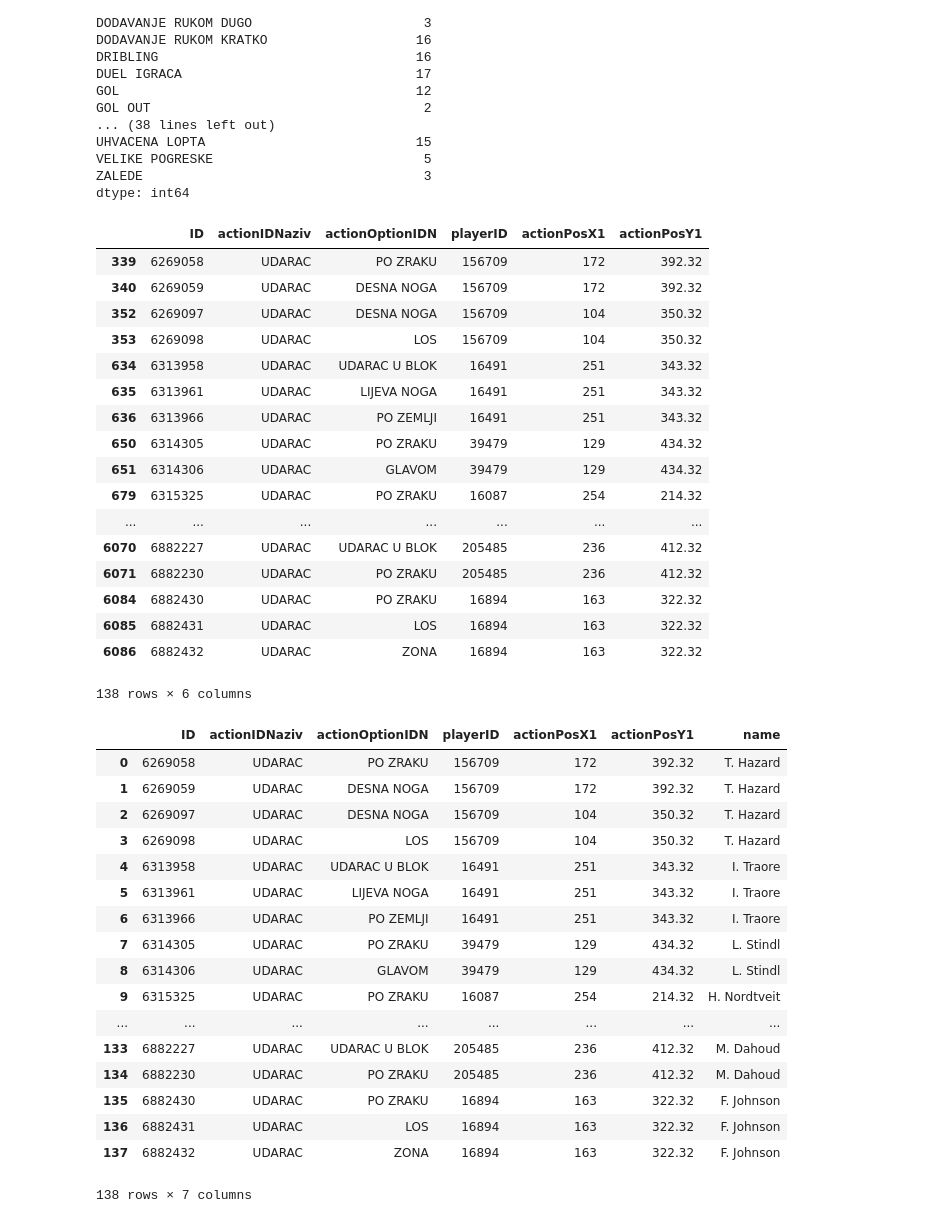
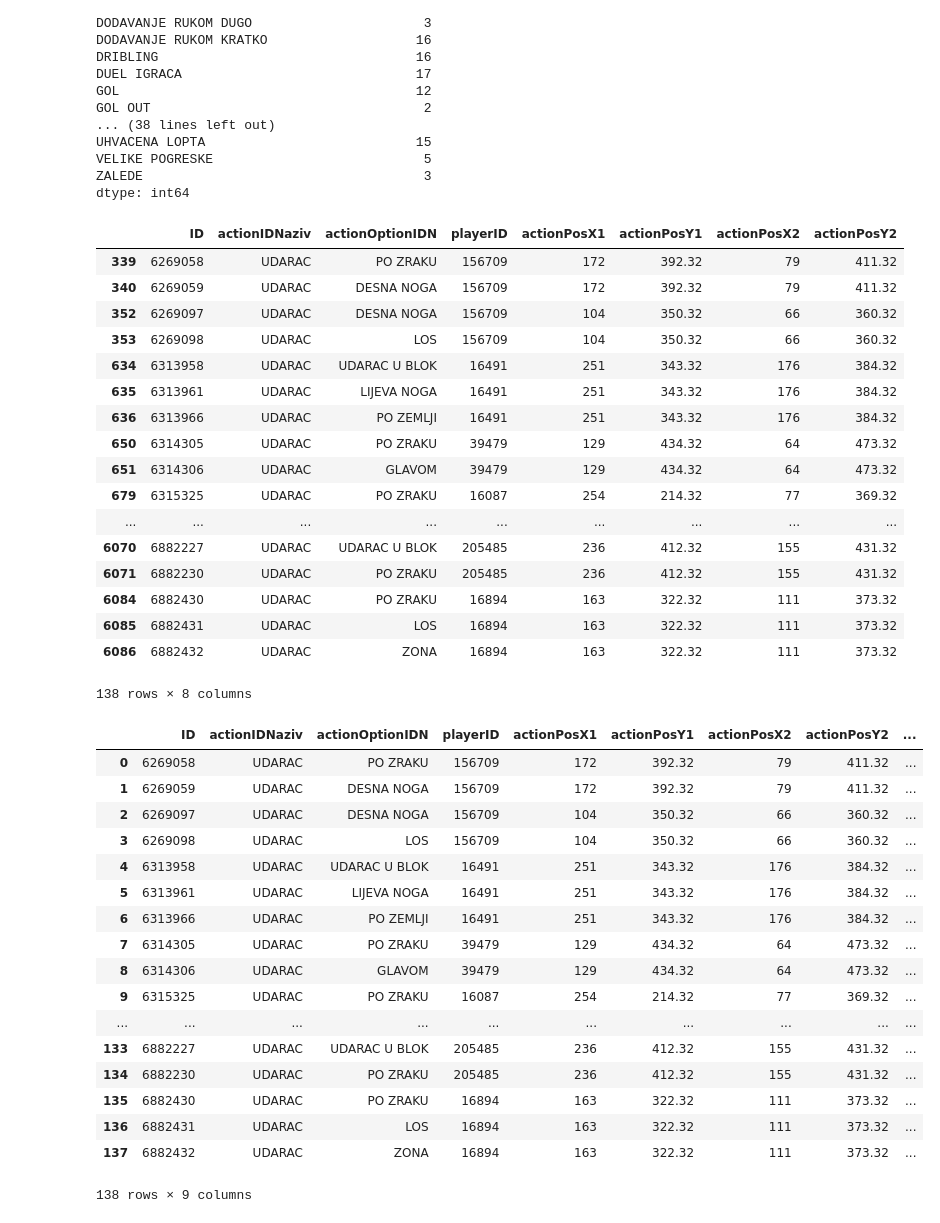
Before and after one commit to hrvatskibogmars/brainstormers, a Jupyter notebook: analysis/techo_notebooks/Klasteriranje/Mgladbach/Exploring data in cluster1 and cluster0 - Mgladbach.ipynb, the cells around one changed output. Cells and saved outputs as stored; diff of their text form; code cells hidden in the pictures.

Commit message:
Visualizing clusters actions for both clubs

```diff
--- a/analysis/techo_notebooks/Klasteriranje/Mgladbach/Exploring data in cluster1 and cluster0 - Mgladbach.ipynb
+++ b/analysis/techo_notebooks/Klasteriranje/Mgladbach/Exploring data in cluster1 and cluster0 - Mgladbach.ipynb
@@ -144,49 +145,50 @@ VELIKE POGRESKE                           5
 ZALEDE                                    3
 dtype: int64
 # %%
-dfRelAkcije1 = dfStartSektor1i5[['ID', 'actionIDNaziv', 'actionOptionIDN', 'playerID', 'actionPosX1', 'actionPosY1']]
+dfRelAkcije1 = dfStartSektor1i5[['ID', 'actionIDNaziv', 'actionOptionIDN', 'playerID', 'actionPosX1', 'actionPosY1', 'actionPosX2',
+                                'actionPosY2']]
 dfRelAkcije3 = dfRelAkcije1[(dfRelAkcije1['actionIDNaziv'] == 'UDARAC')]
 dfRelAkcije3
 # %% [output]
-|  | ID | actionIDNaziv | actionOptionIDN | playerID | actionPosX1 | actionPosY1 |
-| 339 | 6269058 | UDARAC | PO ZRAKU | 156709 | 172 | 392.32 |
-| 340 | 6269059 | UDARAC | DESNA NOGA | 156709 | 172 | 392.32 |
-| 352 | 6269097 | UDARAC | DESNA NOGA | 156709 | 104 | 350.32 |
-| 353 | 6269098 | UDARAC | LOS | 156709 | 104 | 350.32 |
-| 634 | 6313958 | UDARAC | UDARAC U BLOK | 16491 | 251 | 343.32 |
-| 635 | 6313961 | UDARAC | LIJEVA NOGA | 16491 | 251 | 343.32 |
-| 636 | 6313966 | UDARAC | PO ZEMLJI | 16491 | 251 | 343.32 |
-| 650 | 6314305 | UDARAC | PO ZRAKU | 39479 | 129 | 434.32 |
-| 651 | 6314306 | UDARAC | GLAVOM | 39479 | 129 | 434.32 |
-| 679 | 6315325 | UDARAC | PO ZRAKU | 16087 | 254 | 214.32 |
-| ... | ... | ... | ... | ... | ... | ... |
-| 6070 | 6882227 | UDARAC | UDARAC U BLOK | 205485 | 236 | 412.32 |
-| 6071 | 6882230 | UDARAC | PO ZRAKU | 205485 | 236 | 412.32 |
-| 6084 | 6882430 | UDARAC | PO ZRAKU | 16894 | 163 | 322.32 |
-| 6085 | 6882431 | UDARAC | LOS | 16894 | 163 | 322.32 |
-| 6086 | 6882432 | UDARAC | ZONA | 16894 | 163 | 322.32 |
+|  | ID | actionIDNaziv | actionOptionIDN | playerID | actionPosX1 | actionPosY1 | actionPosX2 | actionPosY2 |
+| 339 | 6269058 | UDARAC | PO ZRAKU | 156709 | 172 | 392.32 | 79 | 411.32 |
+| 340 | 6269059 | UDARAC | DESNA NOGA | 156709 | 172 | 392.32 | 79 | 411.32 |
+| 352 | 6269097 | UDARAC | DESNA NOGA | 156709 | 104 | 350.32 | 66 | 360.32 |
+| 353 | 6269098 | UDARAC | LOS | 156709 | 104 | 350.32 | 66 | 360.32 |
+| 634 | 6313958 | UDARAC | UDARAC U BLOK | 16491 | 251 | 343.32 | 176 | 384.32 |
+| 635 | 6313961 | UDARAC | LIJEVA NOGA | 16491 | 251 | 343.32 | 176 | 384.32 |
+| 636 | 6313966 | UDARAC | PO ZEMLJI | 16491 | 251 | 343.32 | 176 | 384.32 |
+| 650 | 6314305 | UDARAC | PO ZRAKU | 39479 | 129 | 434.32 | 64 | 473.32 |
+| 651 | 6314306 | UDARAC | GLAVOM | 39479 | 129 | 434.32 | 64 | 473.32 |
+| 679 | 6315325 | UDARAC | PO ZRAKU | 16087 | 254 | 214.32 | 77 | 369.32 |
+| ... | ... | ... | ... | ... | ... | ... | ... | ... |
+| 6070 | 6882227 | UDARAC | UDARAC U BLOK | 205485 | 236 | 412.32 | 155 | 431.32 |
+| 6071 | 6882230 | UDARAC | PO ZRAKU | 205485 | 236 | 412.32 | 155 | 431.32 |
+| 6084 | 6882430 | UDARAC | PO ZRAKU | 16894 | 163 | 322.32 | 111 | 373.32 |
+| 6085 | 6882431 | UDARAC | LOS | 16894 | 163 | 322.32 | 111 | 373.32 |
+| 6086 | 6882432 | UDARAC | ZONA | 16894 | 163 | 322.32 | 111 | 373.32 |
-138 rows × 6 columns
+138 rows × 8 columns
 # %%
 dfEintrachtP = pd.read_csv("mgladbachP.csv", sep=',')
 dfRelAkcije4 = pd.merge(dfRelAkcije3, dfEintrachtP, left_on='playerID', right_on='playerID', how='left')
-dfRelAkcije4.to_csv("Eintracht_udarci_sek5.csv", sep=',', index=False)
+dfRelAkcije4.to_csv("Mgladbach_udarci_sek5.csv", sep=',', index=False)
 dfRelAkcije4
 # %% [output]
-|  | ID | actionIDNaziv | actionOptionIDN | playerID | actionPosX1 | actionPosY1 | name |
-| 0 | 6269058 | UDARAC | PO ZRAKU | 156709 | 172 | 392.32 | T. Hazard |
-| 1 | 6269059 | UDARAC | DESNA NOGA | 156709 | 172 | 392.32 | T. Hazard |
-| 2 | 6269097 | UDARAC | DESNA NOGA | 156709 | 104 | 350.32 | T. Hazard |
-| 3 | 6269098 | UDARAC | LOS | 156709 | 104 | 350.32 | T. Hazard |
-| 4 | 6313958 | UDARAC | UDARAC U BLOK | 16491 | 251 | 343.32 | I. Traore |
-| 5 | 6313961 | UDARAC | LIJEVA NOGA | 16491 | 251 | 343.32 | I. Traore |
-| 6 | 6313966 | UDARAC | PO ZEMLJI | 16491 | 251 | 343.32 | I. Traore |
-| 7 | 6314305 | UDARAC | PO ZRAKU | 39479 | 129 | 434.32 | L. Stindl |
-| 8 | 6314306 | UDARAC | GLAVOM | 39479 | 129 | 434.32 | L. Stindl |
-| 9 | 6315325 | UDARAC | PO ZRAKU | 16087 | 254 | 214.32 | H. Nordtveit |
-| ... | ... | ... | ... | ... | ... | ... | ... |
-| 133 | 6882227 | UDARAC | UDARAC U BLOK | 205485 | 236 | 412.32 | M. Dahoud |
-| 134 | 6882230 | UDARAC | PO ZRAKU | 205485 | 236 | 412.32 | M. Dahoud |
-| 135 | 6882430 | UDARAC | PO ZRAKU | 16894 | 163 | 322.32 | F. Johnson |
-| 136 | 6882431 | UDARAC | LOS | 16894 | 163 | 322.32 | F. Johnson |
-| 137 | 6882432 | UDARAC | ZONA | 16894 | 163 | 322.32 | F. Johnson |
+|  | ID | actionIDNaziv | actionOptionIDN | playerID | actionPosX1 | actionPosY1 | actionPosX2 | actionPosY2 | ... |
+| 0 | 6269058 | UDARAC | PO ZRAKU | 156709 | 172 | 392.32 | 79 | 411.32 | ... |
+| 1 | 6269059 | UDARAC | DESNA NOGA | 156709 | 172 | 392.32 | 79 | 411.32 | ... |
+| 2 | 6269097 | UDARAC | DESNA NOGA | 156709 | 104 | 350.32 | 66 | 360.32 | ... |
+| 3 | 6269098 | UDARAC | LOS | 156709 | 104 | 350.32 | 66 | 360.32 | ... |
+| 4 | 6313958 | UDARAC | UDARAC U BLOK | 16491 | 251 | 343.32 | 176 | 384.32 | ... |
+| 5 | 6313961 | UDARAC | LIJEVA NOGA | 16491 | 251 | 343.32 | 176 | 384.32 | ... |
+| 6 | 6313966 | UDARAC | PO ZEMLJI | 16491 | 251 | 343.32 | 176 | 384.32 | ... |
+| 7 | 6314305 | UDARAC | PO ZRAKU | 39479 | 129 | 434.32 | 64 | 473.32 | ... |
+| 8 | 6314306 | UDARAC | GLAVOM | 39479 | 129 | 434.32 | 64 | 473.32 | ... |
+| 9 | 6315325 | UDARAC | PO ZRAKU | 16087 | 254 | 214.32 | 77 | 369.32 | ... |
+| ... | ... | ... | ... | ... | ... | ... | ... | ... | ... |
+| 133 | 6882227 | UDARAC | UDARAC U BLOK | 205485 | 236 | 412.32 | 155 | 431.32 | ... |
+| 134 | 6882230 | UDARAC | PO ZRAKU | 205485 | 236 | 412.32 | 155 | 431.32 | ... |
+| 135 | 6882430 | UDARAC | PO ZRAKU | 16894 | 163 | 322.32 | 111 | 373.32 | ... |
+| 136 | 6882431 | UDARAC | LOS | 16894 | 163 | 322.32 | 111 | 373.32 | ... |
+| 137 | 6882432 | UDARAC | ZONA | 16894 | 163 | 322.32 | 111 | 373.32 | ... |
-138 rows × 7 columns
+138 rows × 9 columns
```
Also changed, not shown: parts of 2 cells of this notebook, 13 other files.
